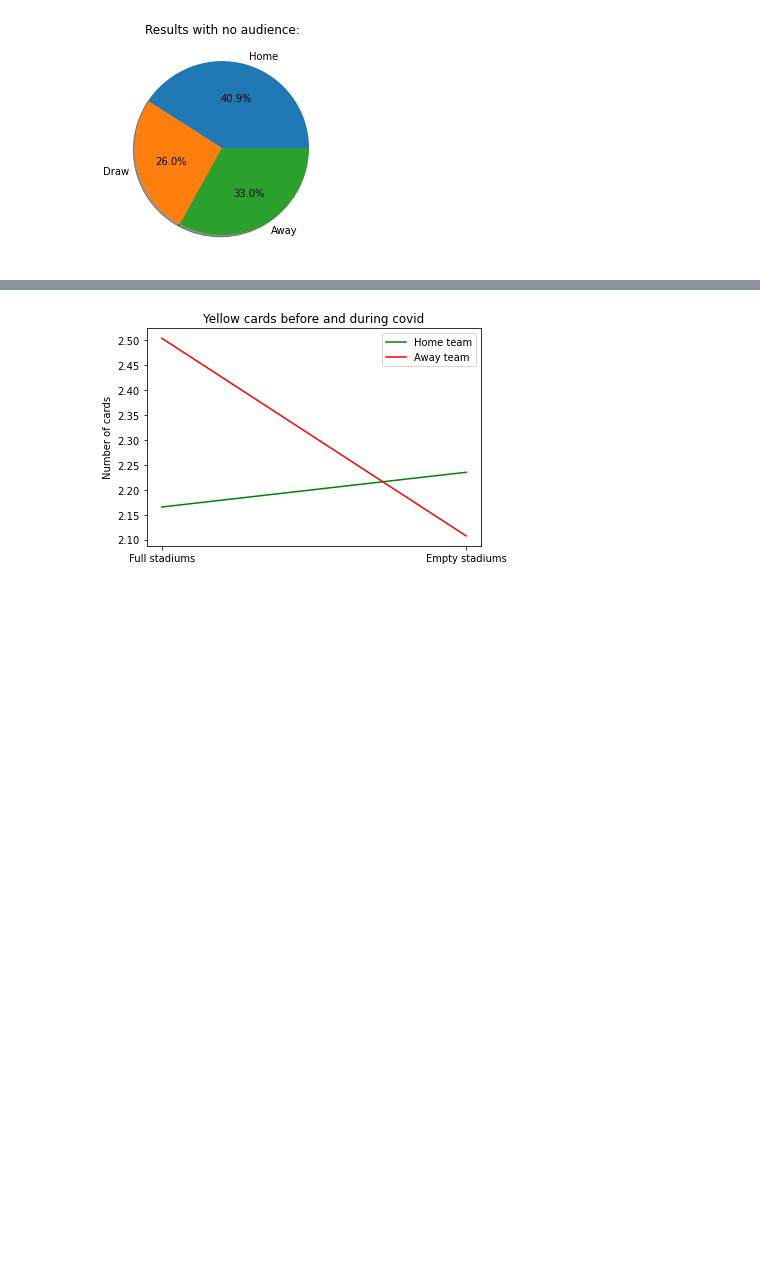
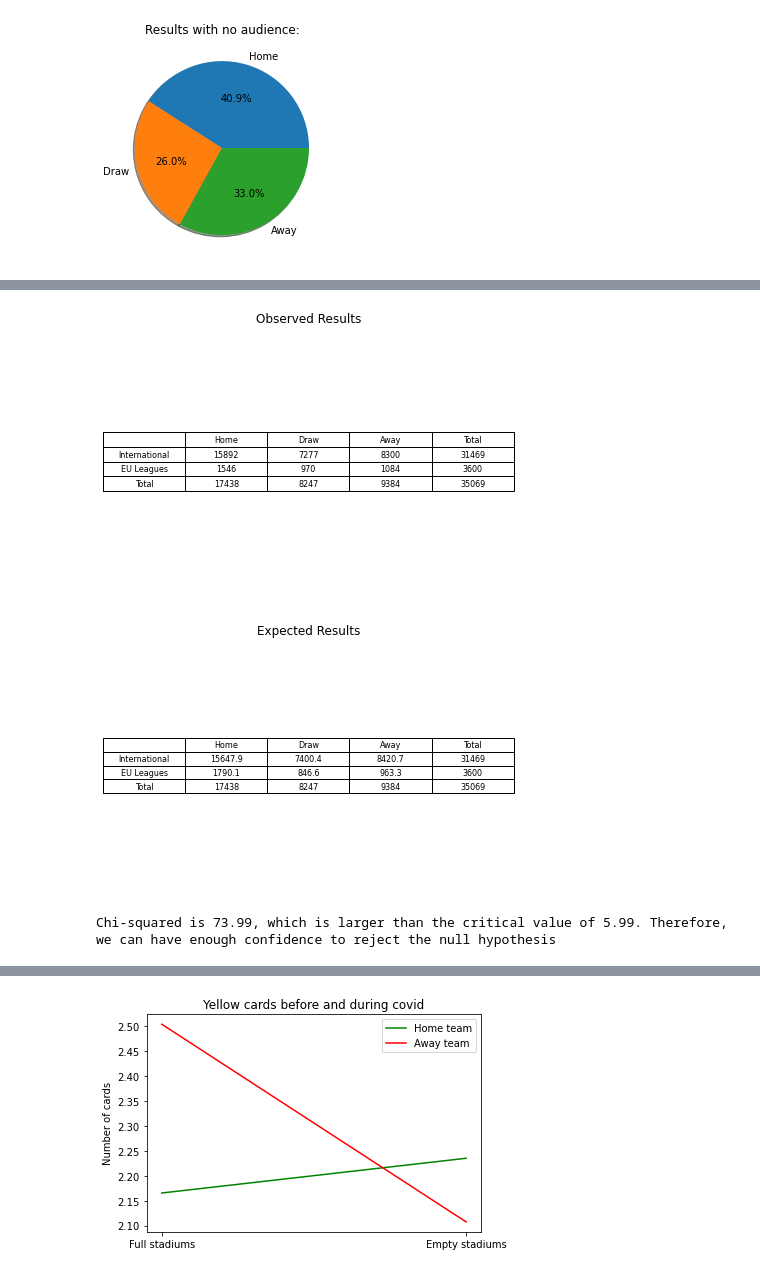
Before and after one commit to bmazou/data-analysis, a Jupyter notebook: statistics/Final/projekt.ipynb, the cells around one changed output, grey strips where cells are left out. Drawn from its saved outputs; the diff is of its cells as text; code cells hidden in the pictures; blank space fills up the shorter version.

```diff
--- a/statistics/Final/projekt.ipynb
+++ b/statistics/Final/projekt.ipynb
@@ -137,43 +84,3 @@ get_results('Results of matches played during covid', covid_home, covid_away)
 # %% [output]
 Sample size: 269 matches played during covid
 [figure]
-# %%
-def test_of_independence(home_x, draw_x, away_x, home_y, draw_y, away_y):
-
-
-    def plot_table():
-        fig, ax = plt.subplots()
-        # hide axes
-        fig.patch.set_visible(False)
-        ax.axis('off')
-        ax.axis('tight')
-
-        cols = ['', 'Home', 'Draw', 'Away']
-        rows = [['Expected (%)', '50','25','25',],
-                ['Observed', wins, draws, losses],
-                ['Expected', expected_home, expected_draw, expected_away]]
-
-
-        ax.table(cellText=rows, colLabels=cols, loc='center', cellLoc='center')
-
-        fig.tight_layout()
-
-        plt.show()
-
-    def good_fit():
-        actual = [wins, draws, losses]
-        expected = [expected_home, expected_draw, expected_away]
-
-        chi_sq = 0
-
-        for act,exp in zip(actual, expected):
-            chi_sq += (act - exp)**2 / exp
-
-        print(chi_sq)
-
-    good_fit()
-    plot_table()
-
-
-
-chi_squared(inter_matches, inter_wins, inter_draws, inter_losses)
@@ -217,0 +240,6 @@ Sample size is: 1414 matches played during coronavirus
+# %%
+test_of_independence('International', results_pre, 'EU Leagues', eu_results_pre, 5.99)
+# %% [output]
+[figure, added]
+[figure, added]
+Chi-squared is 73.99, which is larger than the critical value of 5.99. Therefore, we can have enough confidence to reject the null hypothesis
```
Also changed, not shown: parts of 19 cells of this notebook.
